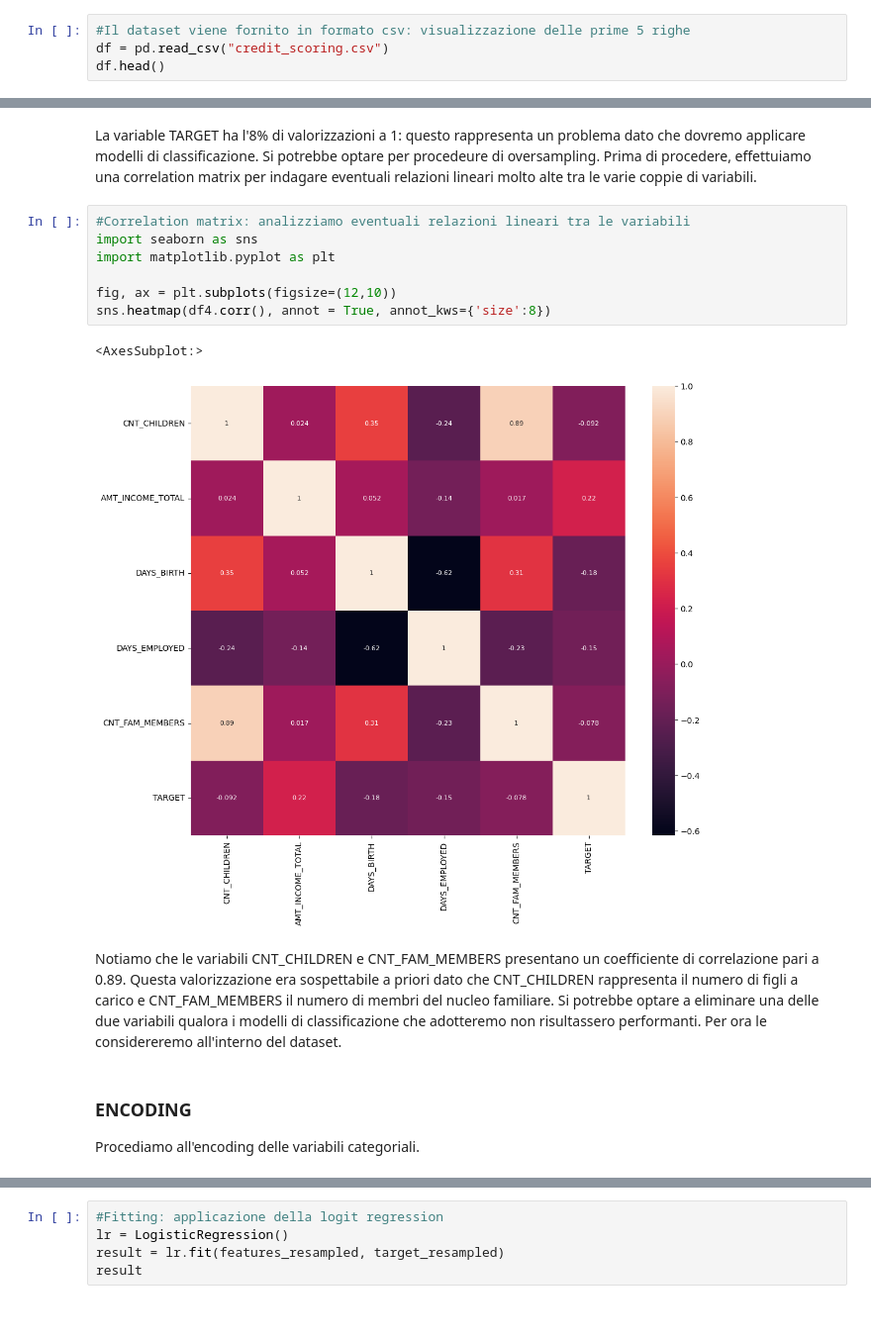
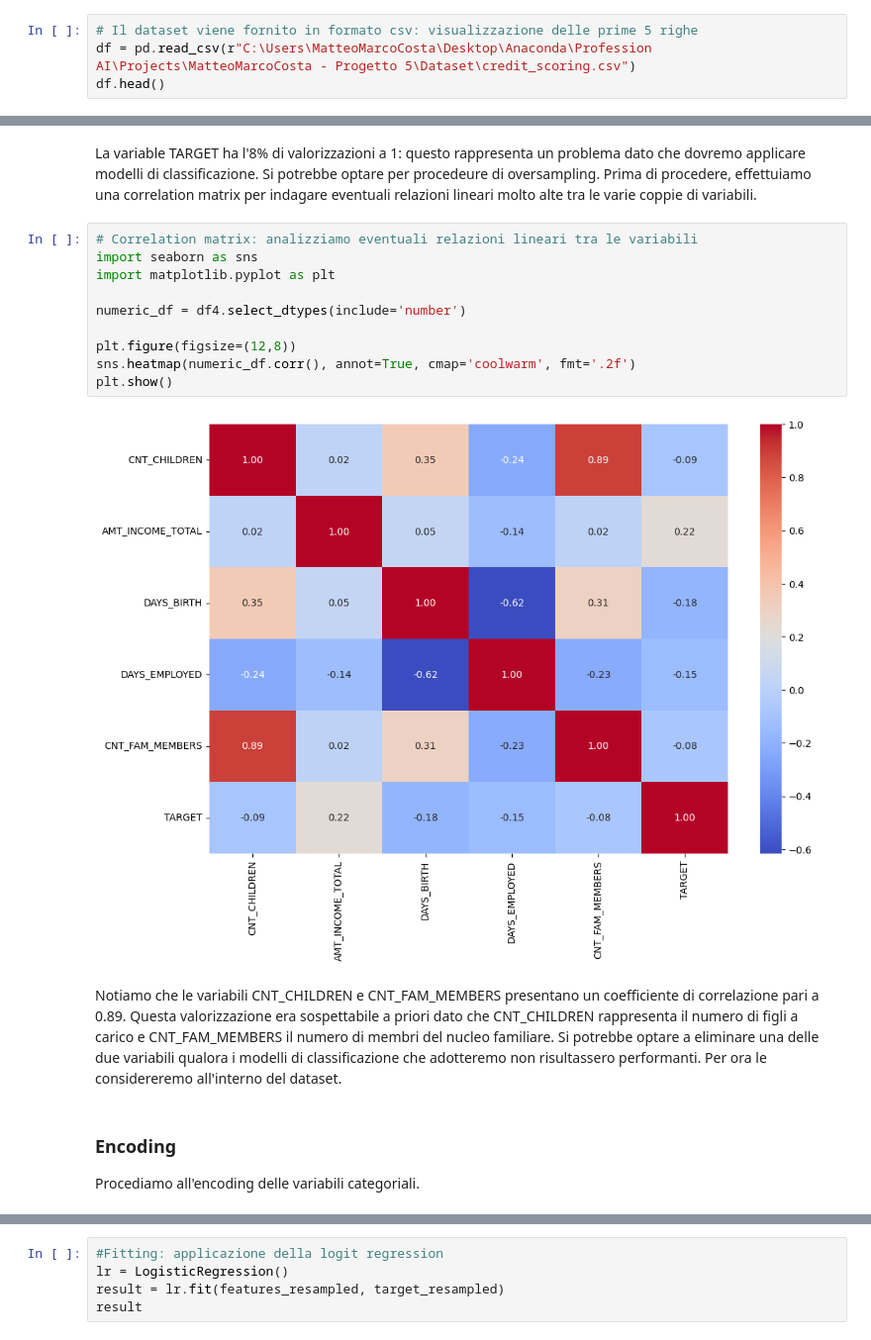
Before and after one commit to mmcosta212/Profession-AI-Data-Science-Master-Projects, a Jupyter notebook: Projects/MatteoMarcoCosta - Progetto 5/Notebooks/Progetto5 - MatteoMarcoCosta.ipynb, the cells around one changed output, grey strips where cells are left out. Shown at 99% size. Cells and saved outputs as stored; diff of their text form; blank space fills up the shorter version.

Commit message:
Add csv path to Project 5

```diff
--- a/Projects/MatteoMarcoCosta - Progetto 5/Notebooks/Progetto5 - MatteoMarcoCosta.ipynb
+++ b/Projects/MatteoMarcoCosta - Progetto 5/Notebooks/Progetto5 - MatteoMarcoCosta.ipynb
@@ -49,8 +49,8 @@ from sklearn.preprocessing import StandardScaler
 import statistics as stat
 from sklearn.metrics import confusion_matrix, accuracy_score, log_loss, recall_score, precision_score, f1_score
 # %%
-#Il dataset viene fornito in formato csv: visualizzazione delle prime 5 righe
-df = pd.read_csv("credit_scoring.csv")
+# Il dataset viene fornito in formato csv: visualizzazione delle prime 5 righe
+df = pd.read_csv(r"C:\Users\MatteoMarcoCosta\Desktop\Anaconda\Profession AI\Projects\MatteoMarcoCosta - Progetto 5\Dataset\credit_scoring.csv")
 df.head()
 # %% [output]
 |  | ID | CODE_GENDER | FLAG_OWN_CAR | FLAG_OWN_REALTY | CNT_CHILDREN | AMT_INCOME_TOTAL | NAME_INCOME_TYPE | ... |
@@ -451,18 +469,20 @@ Name: TARGET, dtype: float64
 # %% [markdown]
 La variable TARGET ha l'8% di valorizzazioni a 1: questo rappresenta un problema dato che dovremo applicare modelli di classificazione. Si potrebbe optare per procedeure di oversampling. Prima di procedere, effettuiamo una correlation matrix per indagare eventuali relazioni lineari molto alte tra le varie coppie di variabili.
 # %%
-#Correlation matrix: analizziamo eventuali relazioni lineari tra le variabili
+# Correlation matrix: analizziamo eventuali relazioni lineari tra le variabili
 import seaborn as sns
 import matplotlib.pyplot as plt
 
-fig, ax = plt.subplots(figsize=(12,10))
-sns.heatmap(df4.corr(), annot = True, annot_kws={'size':8})
+numeric_df = df4.select_dtypes(include='number')
+
+plt.figure(figsize=(12,8))
+sns.heatmap(numeric_df.corr(), annot=True, cmap='coolwarm', fmt='.2f')
+plt.show()
 # %% [output]
-<AxesSubplot:>
-[figure, old version]
+[figure, new version]
 # %% [markdown]
 Notiamo che le variabili CNT_CHILDREN e CNT_FAM_MEMBERS presentano un coefficiente di correlazione pari a 0.89. Questa valorizzazione era sospettabile a priori dato che CNT_CHILDREN rappresenta il numero di figli a carico e CNT_FAM_MEMBERS il numero di membri del nucleo familiare. Si potrebbe optare a eliminare una delle due variabili qualora i modelli di classificazione che adotteremo non risultassero performanti. Per ora le considereremo all'interno del dataset.
 # %% [markdown]
-### ENCODING
+### Encoding
 Procediamo all'encoding delle variabili categoriali.
 # %%
```
Also changed, not shown: parts of 45 cells of this notebook.
